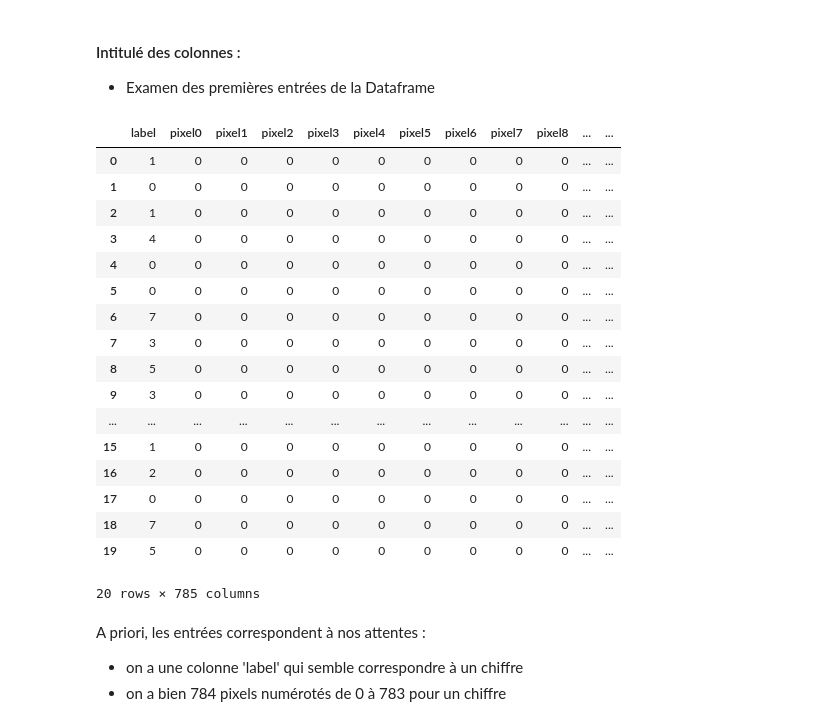
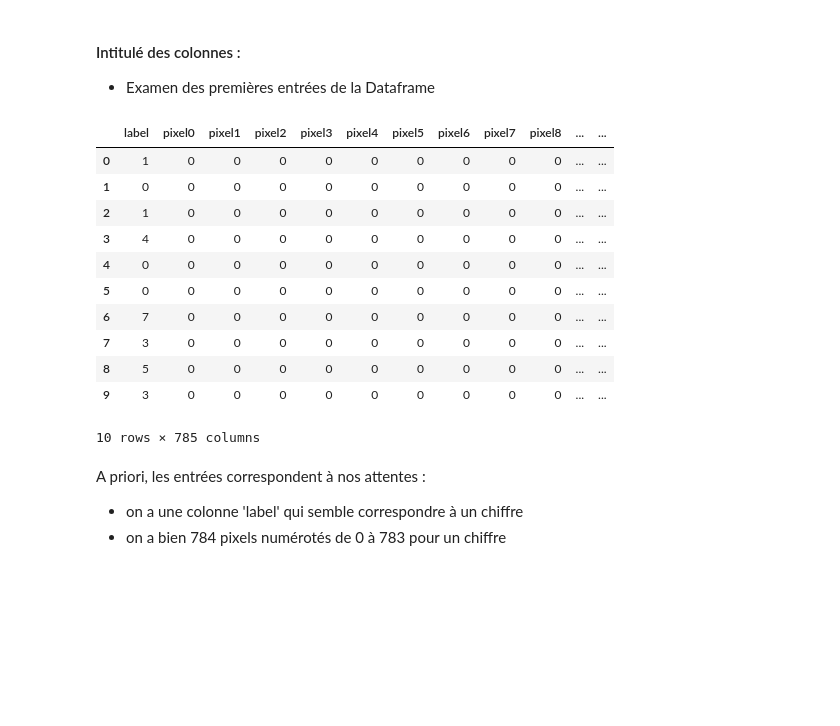
Before and after one commit to ericbertrand8686/Poste, a Jupyter notebook: Brief_poste.ipynb, the cells around one changed output. Cells and saved outputs as stored; diff of their text form; code cells hidden in the pictures; blank space fills up the shorter version.

```diff
--- a/Brief_poste.ipynb
+++ b/Brief_poste.ipynb
@@ -108,28 +111,22 @@ L'information importante est que toutes les colonnes contiennent des **entiers**
 #### Intitulé des colonnes :
 -  Examen des premières entrées de la Dataframe
 # %%
-# On examine les 20 premières entrées de la Dataframe
+# On examine les 10 premières entrées de la Dataframe
 
-df.head(20)
+df.head(10)
 # %% [output]
 |  | label | pixel0 | pixel1 | pixel2 | pixel3 | pixel4 | pixel5 | pixel6 | pixel7 | pixel8 | ... | ... |
 | 0 | 1 | 0 | 0 | 0 | 0 | 0 | 0 | 0 | 0 | 0 | ... | ... |
 | 1 | 0 | 0 | 0 | 0 | 0 | 0 | 0 | 0 | 0 | 0 | ... | ... |
 | 2 | 1 | 0 | 0 | 0 | 0 | 0 | 0 | 0 | 0 | 0 | ... | ... |
 | 3 | 4 | 0 | 0 | 0 | 0 | 0 | 0 | 0 | 0 | 0 | ... | ... |
 | 4 | 0 | 0 | 0 | 0 | 0 | 0 | 0 | 0 | 0 | 0 | ... | ... |
 | 5 | 0 | 0 | 0 | 0 | 0 | 0 | 0 | 0 | 0 | 0 | ... | ... |
 | 6 | 7 | 0 | 0 | 0 | 0 | 0 | 0 | 0 | 0 | 0 | ... | ... |
 | 7 | 3 | 0 | 0 | 0 | 0 | 0 | 0 | 0 | 0 | 0 | ... | ... |
 | 8 | 5 | 0 | 0 | 0 | 0 | 0 | 0 | 0 | 0 | 0 | ... | ... |
 | 9 | 3 | 0 | 0 | 0 | 0 | 0 | 0 | 0 | 0 | 0 | ... | ... |
-| ... | ... | ... | ... | ... | ... | ... | ... | ... | ... | ... | ... | ... |
-| 15 | 1 | 0 | 0 | 0 | 0 | 0 | 0 | 0 | 0 | 0 | ... | ... |
-| 16 | 2 | 0 | 0 | 0 | 0 | 0 | 0 | 0 | 0 | 0 | ... | ... |
-| 17 | 0 | 0 | 0 | 0 | 0 | 0 | 0 | 0 | 0 | 0 | ... | ... |
-| 18 | 7 | 0 | 0 | 0 | 0 | 0 | 0 | 0 | 0 | 0 | ... | ... |
-| 19 | 5 | 0 | 0 | 0 | 0 | 0 | 0 | 0 | 0 | 0 | ... | ... |
-20 rows × 785 columns
+10 rows × 785 columns
 # %% [markdown]
 A priori, les entrées correspondent à nos attentes :
 -  on a une colonne 'label' qui semble correspondre à un chiffre
```
Also changed, not shown: parts of 24 cells of this notebook.
